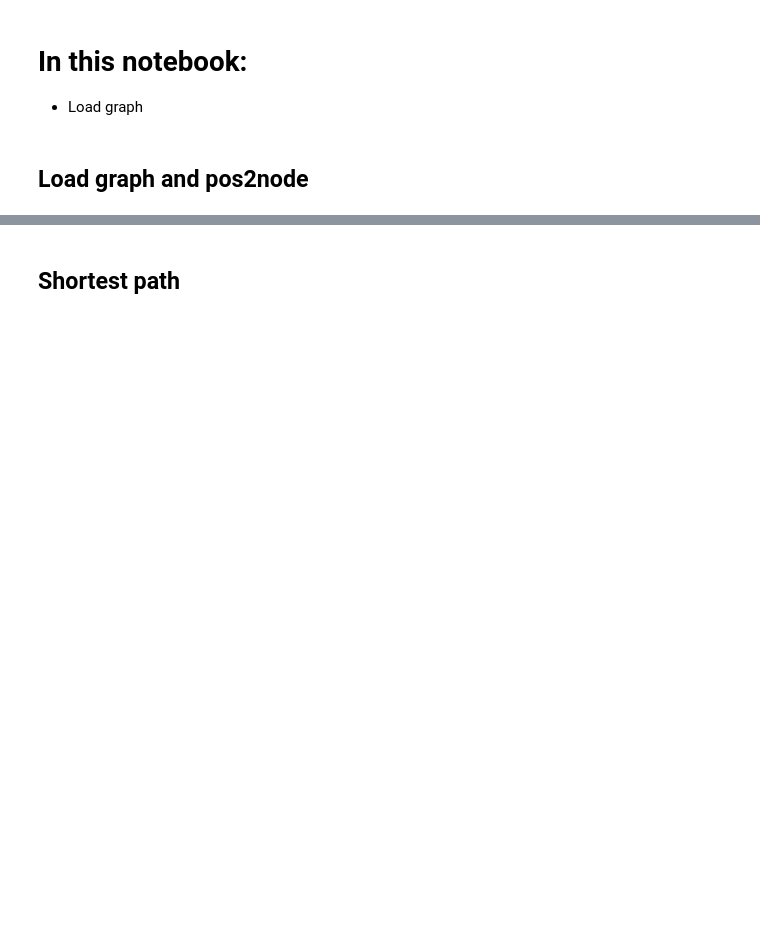
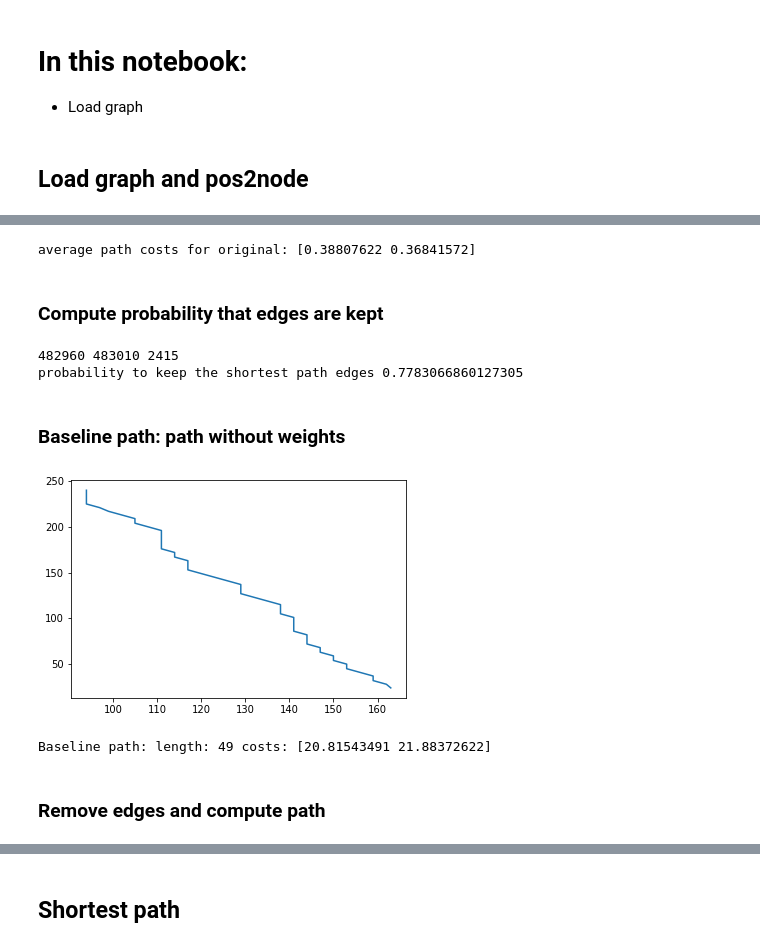
Before and after one commit to NinaWie/PowerPlanner, a Jupyter notebook: notebooks/forbidden_edges.ipynb, the cells around one changed output, grey strips where cells are left out. Drawn from its saved outputs; the diff is of its cells as text; code cells hidden in the pictures; blank space fills up the shorter version.

```diff
--- a/notebooks/forbidden_edges.ipynb
+++ b/notebooks/forbidden_edges.ipynb
@@ -57,0 +100,39 @@ Iterate over nodes, compute all critical vertices pairs
+# %%
+print("average path costs for original:", np.mean(np.asarray(infos_path["edgecosts"]), axis=0))
+# not equal to costs computed here weil edge costs vs node costs
+# %% [output]
+average path costs for original: [0.38807622 0.36841572]
+# %% [markdown]
+### Compute probability that edges are kept
+# %%
+m = 483010 # n_edges
+k = 50 # length of path
+p = 0.005 # probability remove
+def prob_kept(m,k,p):
+    n_rem = int(m*p)
+    print(m-k, m, n_rem)
+    # prob = binom(m-k, n_rem) / binom(m, n_rem) # number of sets to draw with
+    zaehler = np.arange(m-n_rem, m-n_rem-k, -1)
+    nenner = np.arange(m,m-k, -1)
+    prob = np.product(zaehler/nenner)
+    print("probability to keep the shortest path edges", prob)
+    return prob
+_ = prob_kept(m,k,p)
+# %% [output]
+482960 483010 2415
+probability to keep the shortest path edges 0.7783066860127305
+# %% [markdown]
+### Baseline path: path without weights
+# %%
+vertices_path, edges_path = get_path(graph_red, None)
+path, path_costs = convert_path(graph_red, vertices_path, edges_path, pos2node)
+# %%
+path = np.asarray(path)
+plt.plot(path[:,0], path[:,1])
+plt.show()
+print("Baseline path:", "length:", len(path), "costs:", np.sum(path_costs,axis=0))
+# %% [output]
+[figure, added]
+Baseline path: length: 49 costs: [20.81543491 21.88372622]
+# %% [markdown]
+### Remove edges and compute path
```
Also changed, not shown: parts of 39 cells of this notebook, 7 other files.
